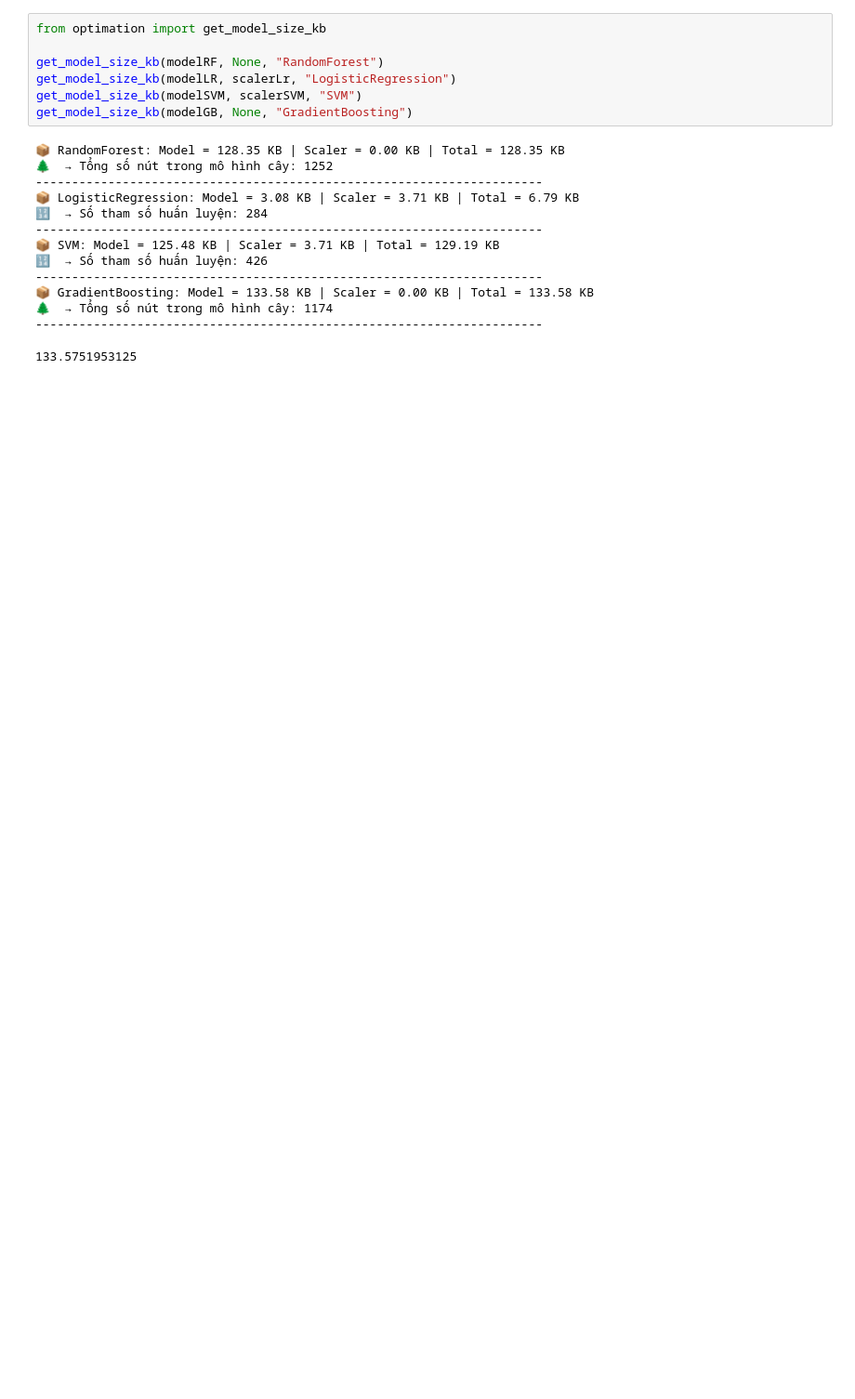
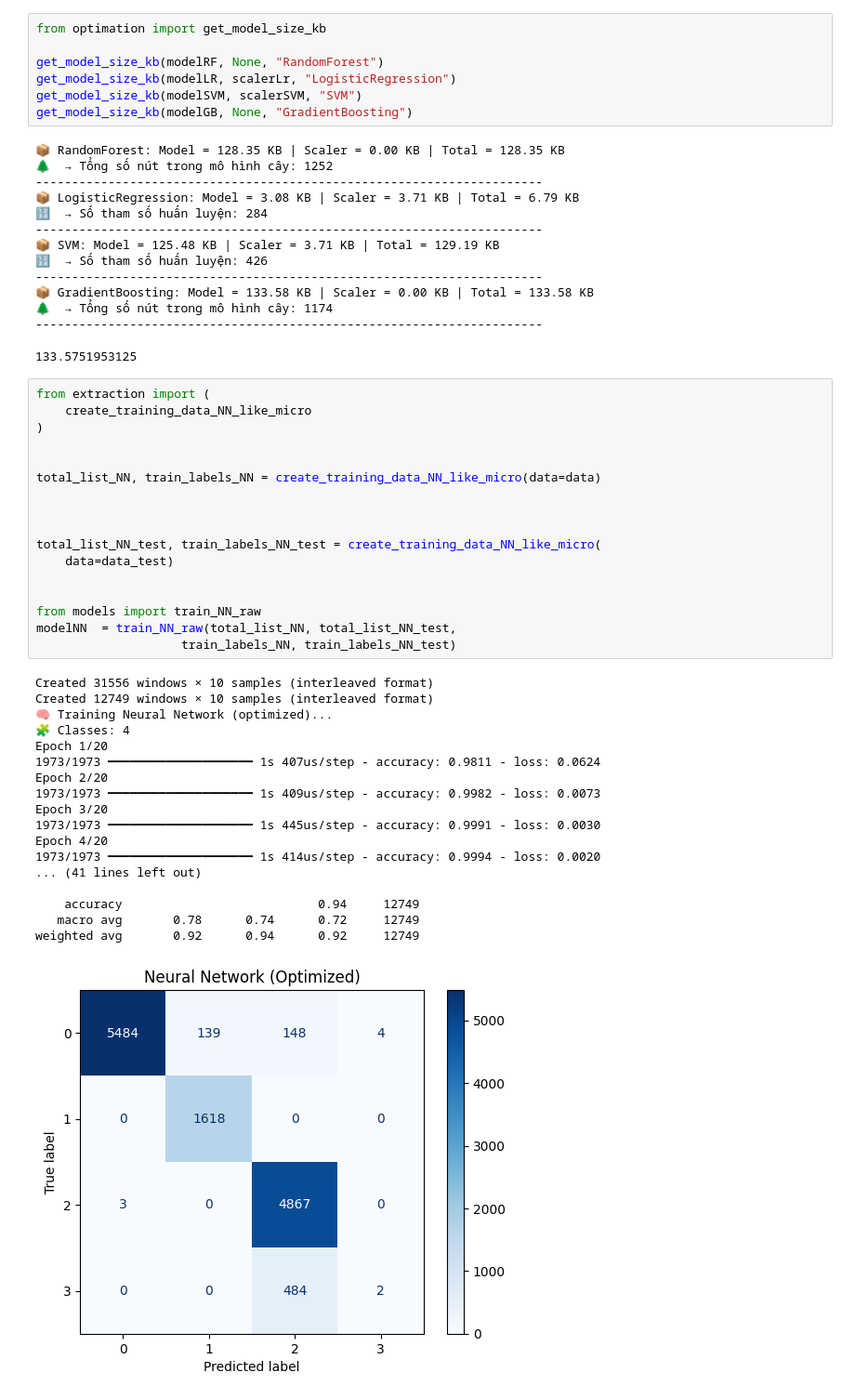
Before and after one commit to tranhuunam00/Master_2024, a Jupyter notebook: new_sleep_posture_2025/train/trainFull.ipynb, the cells around one changed output. Shown at 93% size. Drawn from its saved outputs; the diff is of its cells as text; blank space fills up the shorter version.

```diff
--- a/new_sleep_posture_2025/train/trainFull.ipynb
+++ b/new_sleep_posture_2025/train/trainFull.ipynb
@@ -195,3 +205,39 @@ get_model_size_kb(modelGB, None, "GradientBoosting")
 🌲  → Tổng số nút trong mô hình cây: 1174
 ----------------------------------------------------------------------
 133.5751953125
+# %%
+from extraction import (
+    create_training_data_NN_like_micro
+)
+
+
+total_list_NN, train_labels_NN = create_training_data_NN_like_micro(data=data)
+
+
+
+total_list_NN_test, train_labels_NN_test = create_training_data_NN_like_micro(
+    data=data_test)
+
+
+from models import train_NN_raw
+modelNN  = train_NN_raw(total_list_NN, total_list_NN_test,
+                    train_labels_NN, train_labels_NN_test)
+# %% [output]
+Created 31556 windows × 10 samples (interleaved format)
+Created 12749 windows × 10 samples (interleaved format)
+🧠 Training Neural Network (optimized)...
+🧩 Classes: 4
+Epoch 1/20
+1973/1973 ━━━━━━━━━━━━━━━━━━━━ 1s 407us/step - accuracy: 0.9811 - loss: 0.0624
+Epoch 2/20
+1973/1973 ━━━━━━━━━━━━━━━━━━━━ 1s 409us/step - accuracy: 0.9982 - loss: 0.0073
+Epoch 3/20
+1973/1973 ━━━━━━━━━━━━━━━━━━━━ 1s 445us/step - accuracy: 0.9991 - loss: 0.0030
+Epoch 4/20
+1973/1973 ━━━━━━━━━━━━━━━━━━━━ 1s 414us/step - accuracy: 0.9994 - loss: 0.0020
+... (41 lines left out)
+
+    accuracy                           0.94     12749
+   macro avg       0.78      0.74      0.72     12749
+weighted avg       0.92      0.94      0.92     12749
+[figure, added]
```
Also changed, not shown: parts of 3 cells of this notebook, 7 other files.
